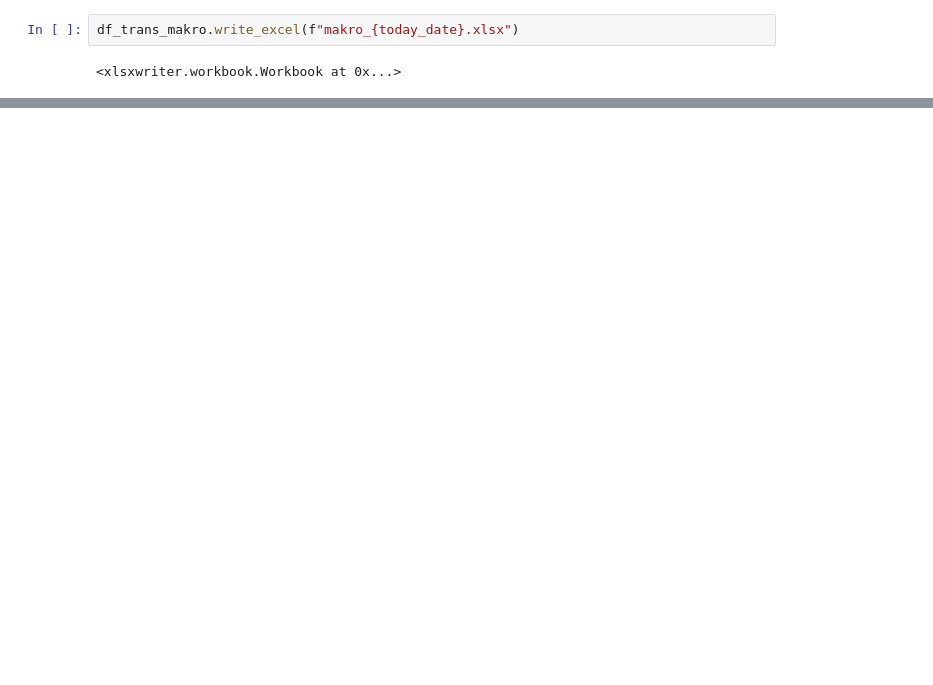
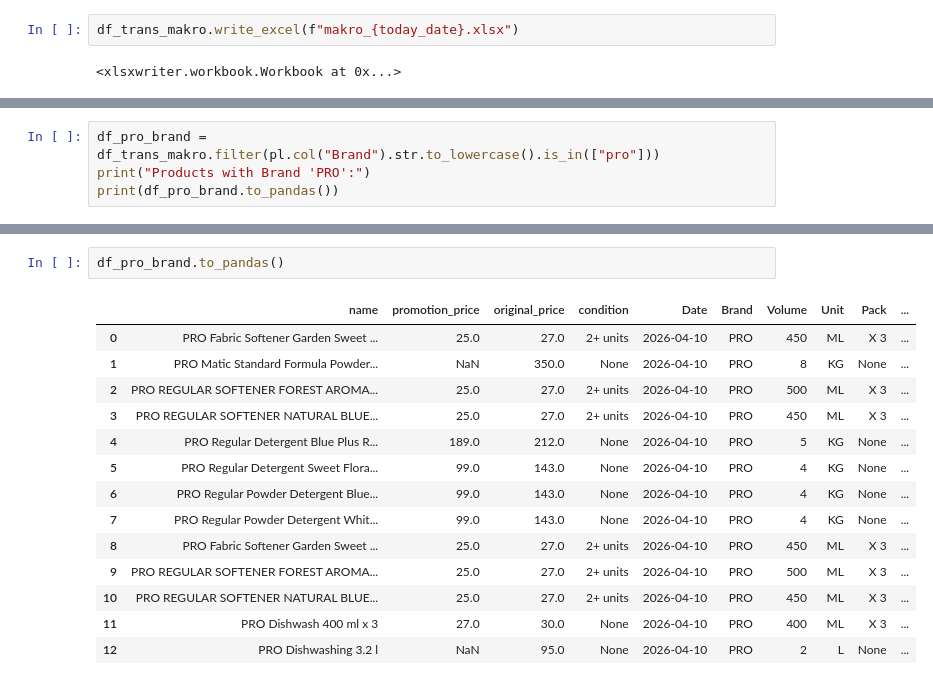
Before and after one commit to chaunijs/onlineshoppingprice, a Jupyter notebook: Makro_scraping.ipynb, the cells around one changed output, grey strips where cells are left out. Drawn from its saved outputs; the diff is of its cells as text; blank space fills up the shorter version.

```diff
--- a/Makro_scraping.ipynb
+++ b/Makro_scraping.ipynb
@@ -330,0 +545,4 @@ df_trans_makro.write_excel(f"makro_{today_date}.xlsx")
+# %%
+df_pro_brand = df_trans_makro.filter(pl.col("Brand").str.to_lowercase().is_in(["pro"]))
+print("Products with Brand 'PRO':")
+print(df_pro_brand.to_pandas())
@@ -330,0 +567,17 @@ df_trans_makro.write_excel(f"makro_{today_date}.xlsx")
+# %%
+df_pro_brand.to_pandas()
+# %% [output]
+|  | name | promotion_price | original_price | condition | Date | Brand | Volume | Unit | Pack | ... |
+| 0 | PRO Fabric Softener Garden Sweet ... | 25.0 | 27.0 | 2+ units | 2026-04-10 | PRO | 450 | ML | X 3 | ... |
+| 1 | PRO Matic Standard Formula Powder... | NaN | 350.0 | None | 2026-04-10 | PRO | 8 | KG | None | ... |
+| 2 | PRO REGULAR SOFTENER FOREST AROMA... | 25.0 | 27.0 | 2+ units | 2026-04-10 | PRO | 500 | ML | X 3 | ... |
+| 3 | PRO REGULAR SOFTENER NATURAL BLUE... | 25.0 | 27.0 | 2+ units | 2026-04-10 | PRO | 450 | ML | X 3 | ... |
+| 4 | PRO Regular Detergent Blue Plus R... | 189.0 | 212.0 | None | 2026-04-10 | PRO | 5 | KG | None | ... |
+| 5 | PRO Regular Detergent Sweet Flora... | 99.0 | 143.0 | None | 2026-04-10 | PRO | 4 | KG | None | ... |
+| 6 | PRO Regular Powder Detergent Blue... | 99.0 | 143.0 | None | 2026-04-10 | PRO | 4 | KG | None | ... |
+| 7 | PRO Regular Powder Detergent Whit... | 99.0 | 143.0 | None | 2026-04-10 | PRO | 4 | KG | None | ... |
+| 8 | PRO Fabric Softener Garden Sweet ... | 25.0 | 27.0 | 2+ units | 2026-04-10 | PRO | 450 | ML | X 3 | ... |
+| 9 | PRO REGULAR SOFTENER FOREST AROMA... | 25.0 | 27.0 | 2+ units | 2026-04-10 | PRO | 500 | ML | X 3 | ... |
+| 10 | PRO REGULAR SOFTENER NATURAL BLUE... | 25.0 | 27.0 | 2+ units | 2026-04-10 | PRO | 450 | ML | X 3 | ... |
+| 11 | PRO Dishwash 400 ml x 3 | 27.0 | 30.0 | None | 2026-04-10 | PRO | 400 | ML | X 3 | ... |
+| 12 | PRO Dishwashing 3.2 l | NaN | 95.0 | None | 2026-04-10 | PRO | 2 | L | None | ... |
```
Also changed, not shown: parts of 10 cells of this notebook.
